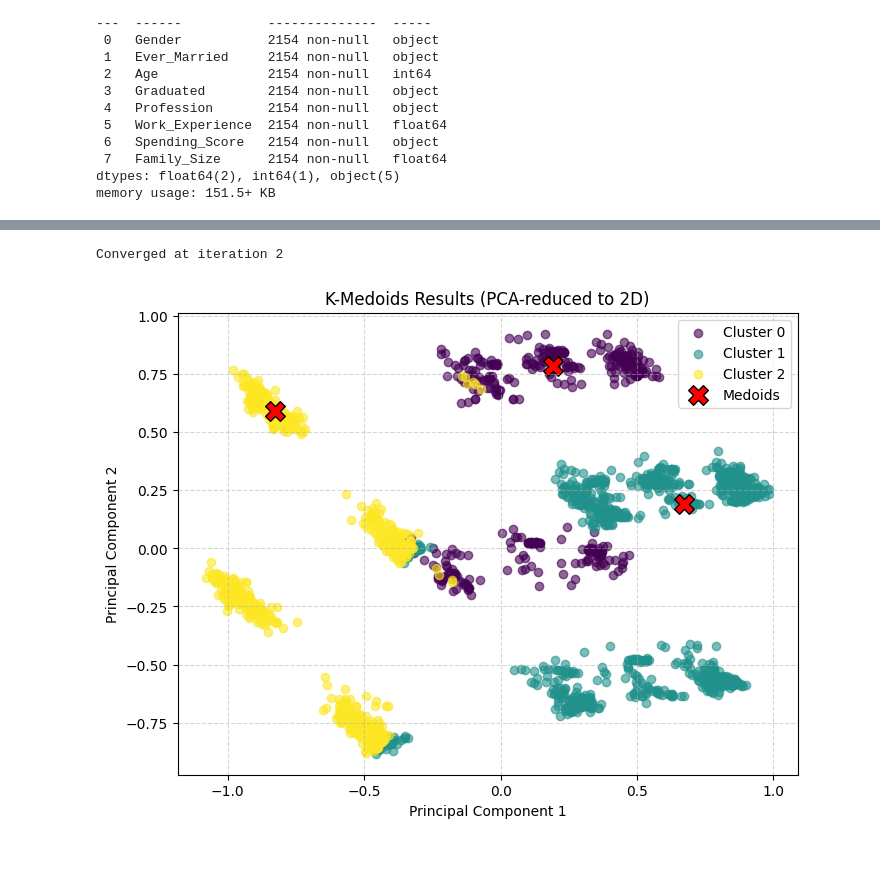
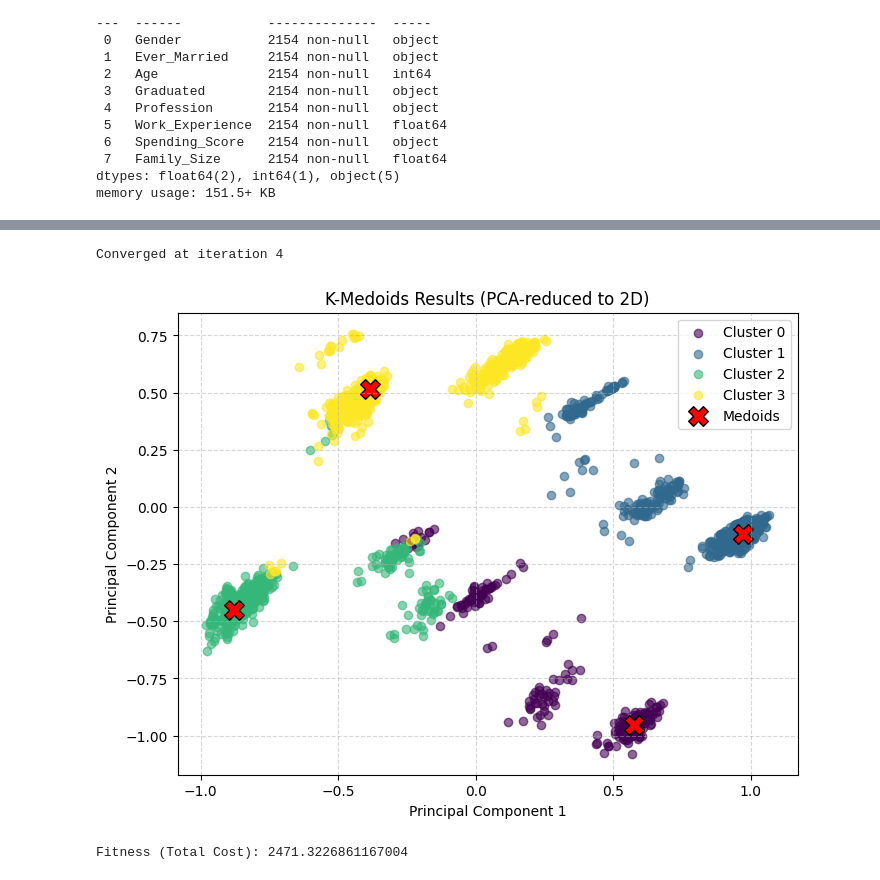
Before and after one commit to mrieden/CI_project, a Jupyter notebook: main.ipynb, the cells around one changed output, grey strips where cells are left out. Saved outputs shown, nothing was run; the diff lists cells and outputs as text; code cells hidden in the pictures.

```diff
--- a/main.ipynb
+++ b/main.ipynb
@@ -48,0 +42,31 @@ for col in object_columns:
+# %%
+from sklearn.cluster import KMeans
+from sklearn.preprocessing import StandardScaler
+import pandas as pd
+import numpy as np
+
+# Scale data
+scaler = StandardScaler()
+X_scaled = scaler.fit_transform(df)
+
+# Train clustering model
+kmeans = KMeans(n_clusters=3, random_state=42)
+clusters = kmeans.fit_predict(X_scaled)
+
+# Add cluster labels
+df['Cluster'] = clusters
+
+# Calculate feature importance
+importance = {}
+
+for col in df.columns:
+    cluster_means = df.groupby('Cluster')[col].mean()
+    importance[col] = np.std(cluster_means)
+
+# Convert to dataframe
+importance_df = pd.DataFrame({
+    'Feature': importance.keys(),
+    'Importance': importance.values()
+}).sort_values(by='Importance', ascending=False)
+
+print(importance_df)
@@ -49,3 +113,5 @@ for col in object_columns:
+# %%
+df = df.drop(columns=['Gender'])
 # %%
 scaler = MinMaxScaler()
 df = scaler.fit_transform(df)
@@ -68,9 +128,11 @@ Converged at iteration 3
 # %%
 from algorithm.K_Medoids import KMedoids
-model = KMedoids(k=3, max_iters=100, tol=1e-4, random_state=42)
-labels = model.fit(df)
+model = KMedoids(k=4, max_iters=100, tol=1e-7,random_state=42)
+labels, fitness = model.fit(df)
 
 model.plot_clusters(df, labels)
+print("Fitness (Total Cost):", fitness)
 # %% [output]
-Converged at iteration 2
+Converged at iteration 4
-[figure, old version]
+[figure, new version]
+Fitness (Total Cost): 2471.3226861167004
```
Also changed, not shown: parts of 8 cells of this notebook, 4 other files.
